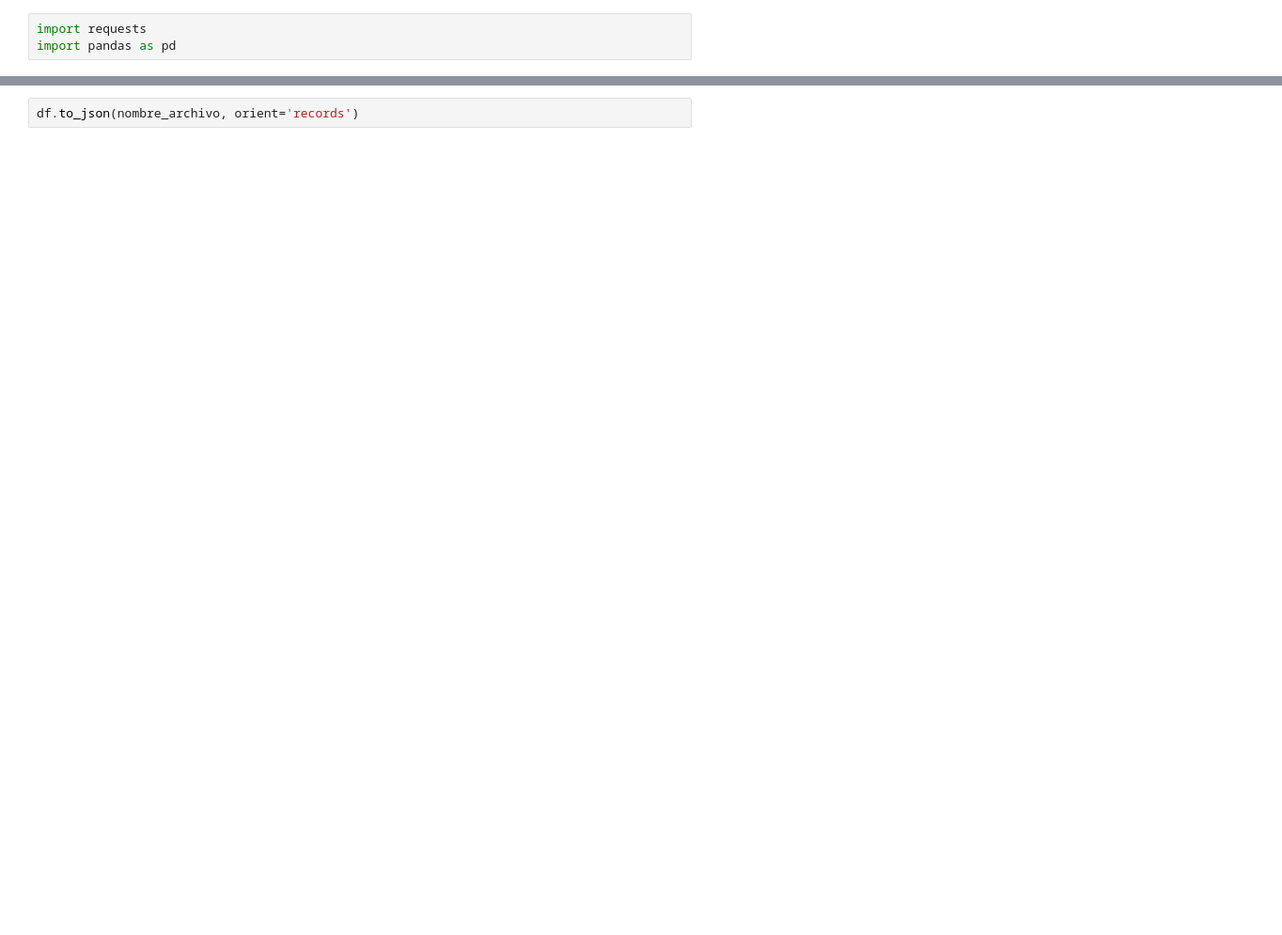
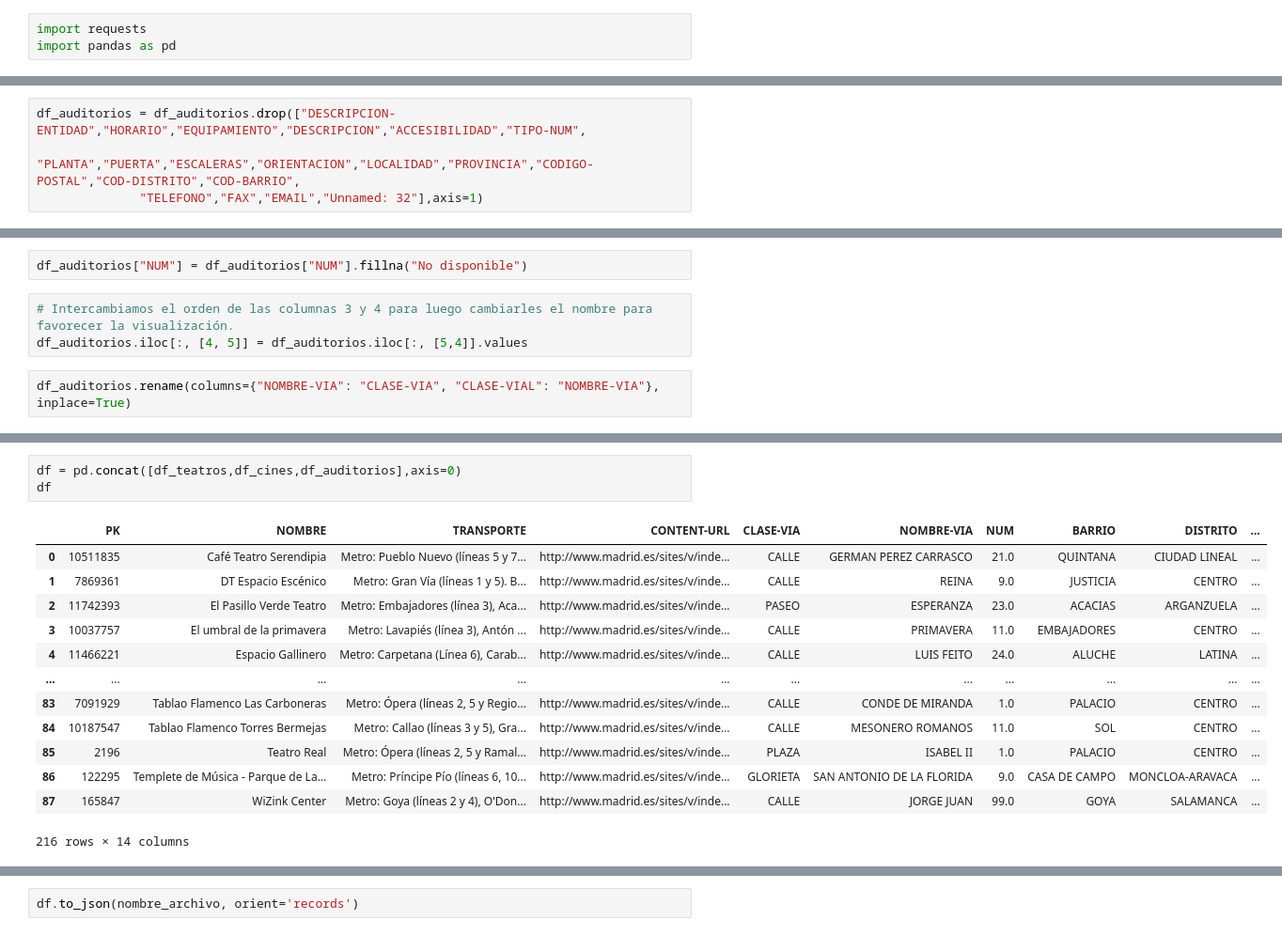
Before and after one commit to dfvinxu/desafio_data, a Jupyter notebook: notebooks/Salas espectáculos.ipynb, the cells around one changed output, grey strips where cells are left out. Shown at 94% size. Drawn from its saved outputs; the diff is of its cells as text; blank space fills up the shorter version.

```diff
--- a/notebooks/Salas espectáculos.ipynb
+++ b/notebooks/Salas espectáculos.ipynb
@@ -45,0 +337,4 @@ df
+# %%
+df_auditorios = df_auditorios.drop(["DESCRIPCION-ENTIDAD","HORARIO","EQUIPAMIENTO","DESCRIPCION","ACCESIBILIDAD","TIPO-NUM",
+              "PLANTA","PUERTA","ESCALERAS","ORIENTACION","LOCALIDAD","PROVINCIA","CODIGO-POSTAL","COD-DISTRITO","COD-BARRIO",
+              "TELEFONO","FAX","EMAIL","Unnamed: 32"],axis=1)
@@ -45,0 +370,7 @@ df
+# %%
+df_auditorios["NUM"] = df_auditorios["NUM"].fillna("No disponible")
+# %%
+# Intercambiamos el orden de las columnas 3 y 4 para luego cambiarles el nombre para favorecer la visualización.
+df_auditorios.iloc[:, [4, 5]] = df_auditorios.iloc[:, [5,4]].values
+# %%
+df_auditorios.rename(columns={"NOMBRE-VIA": "CLASE-VIA", "CLASE-VIAL": "NOMBRE-VIA"}, inplace=True)
@@ -46,3 +466,20 @@ df
+# %%
+df = pd.concat([df_teatros,df_cines,df_auditorios],axis=0)
+df
+# %% [output]
+|  | PK | NOMBRE | TRANSPORTE | CONTENT-URL | CLASE-VIA | NOMBRE-VIA | NUM | BARRIO | DISTRITO | ... |
+| 0 | 10511835 | Café Teatro Serendipia | Metro: Pueblo Nuevo (líneas 5 y 7... | http://www.madrid.es/sites/v/inde... | CALLE | GERMAN PEREZ CARRASCO | 21.0 | QUINTANA | CIUDAD LINEAL | ... |
+| 1 | 7869361 | DT Espacio Escénico | Metro: Gran Vía (líneas 1 y 5). B... | http://www.madrid.es/sites/v/inde... | CALLE | REINA | 9.0 | JUSTICIA | CENTRO | ... |
+| 2 | 11742393 | El Pasillo Verde Teatro | Metro: Embajadores (línea 3), Aca... | http://www.madrid.es/sites/v/inde... | PASEO | ESPERANZA | 23.0 | ACACIAS | ARGANZUELA | ... |
+| 3 | 10037757 | El umbral de la primavera | Metro: Lavapiés (línea 3), Antón ... | http://www.madrid.es/sites/v/inde... | CALLE | PRIMAVERA | 11.0 | EMBAJADORES | CENTRO | ... |
+| 4 | 11466221 | Espacio Gallinero | Metro: Carpetana (Línea 6), Carab... | http://www.madrid.es/sites/v/inde... | CALLE | LUIS FEITO | 24.0 | ALUCHE | LATINA | ... |
+| ... | ... | ... | ... | ... | ... | ... | ... | ... | ... | ... |
+| 83 | 7091929 | Tablao Flamenco Las Carboneras | Metro: Ópera (líneas 2, 5 y Regio... | http://www.madrid.es/sites/v/inde... | CALLE | CONDE DE MIRANDA | 1.0 | PALACIO | CENTRO | ... |
+| 84 | 10187547 | Tablao Flamenco Torres Bermejas | Metro: Callao (líneas 3 y 5), Gra... | http://www.madrid.es/sites/v/inde... | CALLE | MESONERO ROMANOS | 11.0 | SOL | CENTRO | ... |
+| 85 | 2196 | Teatro Real | Metro: Ópera (líneas 2, 5 y Ramal... | http://www.madrid.es/sites/v/inde... | PLAZA | ISABEL II | 1.0 | PALACIO | CENTRO | ... |
+| 86 | 122295 | Templete de Música - Parque de La... | Metro: Príncipe Pío (líneas 6, 10... | http://www.madrid.es/sites/v/inde... | GLORIETA | SAN ANTONIO DE LA FLORIDA | 9.0 | CASA DE CAMPO | MONCLOA-ARAVACA | ... |
+| 87 | 165847 | WiZink Center | Metro: Goya (líneas 2 y 4), O'Don... | http://www.madrid.es/sites/v/inde... | CALLE | JORGE JUAN | 99.0 | GOYA | SALAMANCA | ... |
+216 rows × 14 columns
 # %%
 df.info()
 # %% [output]
```
Also changed, not shown: parts of 53 cells of this notebook, 4 other files.
